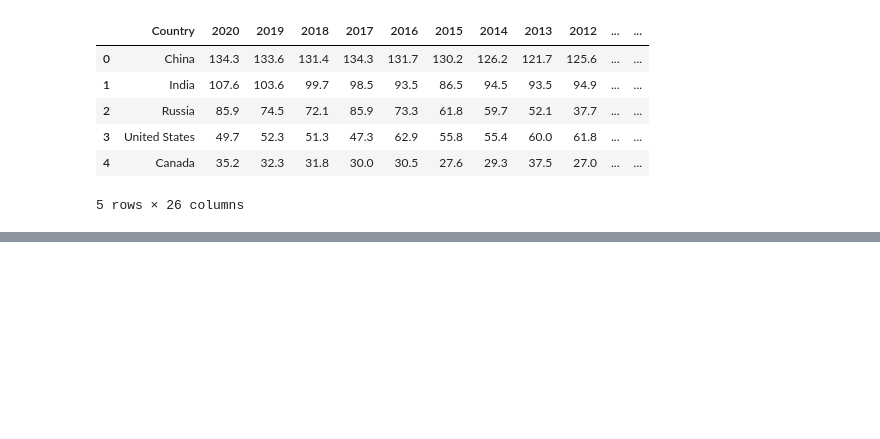
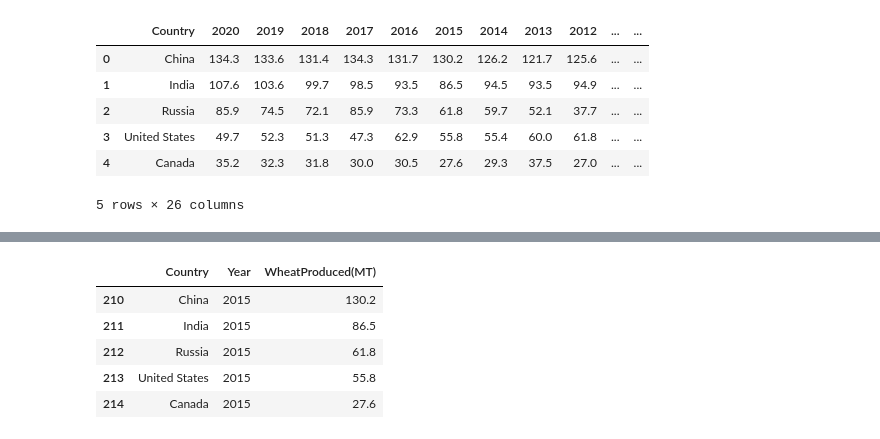
Before and after one commit to gautam7-github/wheat__produced_eda, a Jupyter notebook: wts.ipynb, the cells around one changed output, grey strips where cells are left out. Cells and saved outputs as stored; diff of their text form; code cells hidden in the pictures; blank space fills up the shorter version.

```diff
--- a/wts.ipynb
+++ b/wts.ipynb
@@ -139,2 +145,16 @@ df_transformed.head(10)
 # %%
 df_transformed.to_csv("country_wise_wheat_produced.csv",index=False)
+# %%
+df_transformed['Year'] = pd.to_datetime(df_transformed.Year).dt.year
+# %%
+test = df_transformed.loc[df_transformed.Year > 2015]
+train = df_transformed.loc[df_transformed.Year <= 2015]
+# %%
+train.head()
+# %% [output]
+|  | Country | Year | WheatProduced(MT) |
+| 210 | China | 2015 | 130.2 |
+| 211 | India | 2015 | 86.5 |
+| 212 | Russia | 2015 | 61.8 |
+| 213 | United States | 2015 | 55.8 |
+| 214 | Canada | 2015 | 27.6 |
```
Also changed, not shown: parts of 11 cells of this notebook, 3 other files.
